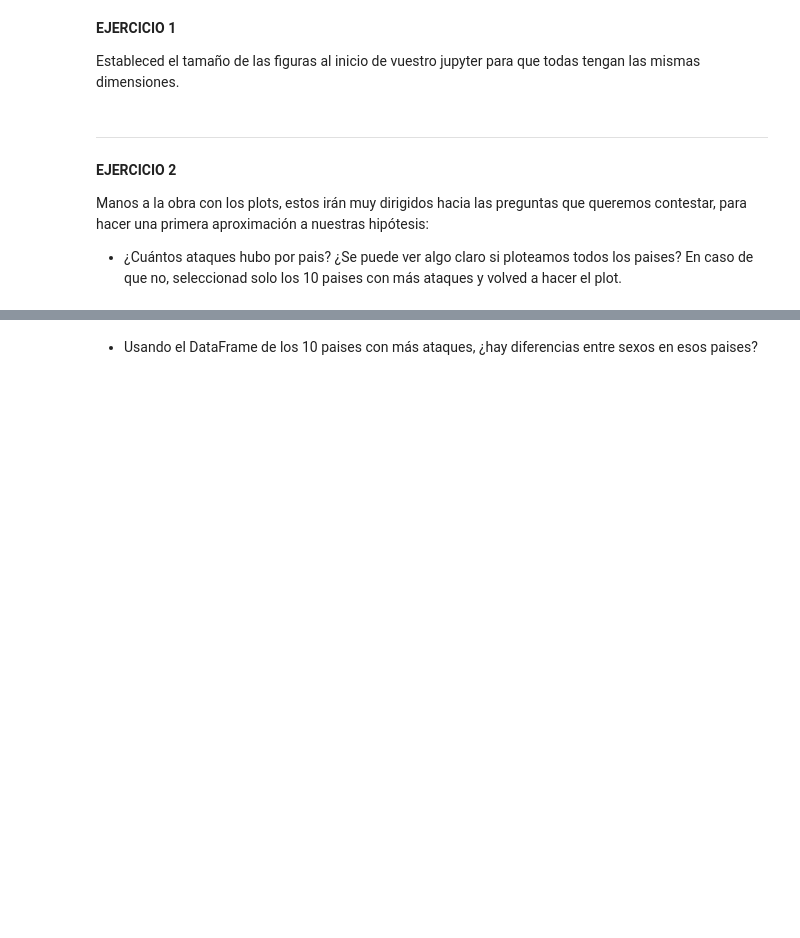
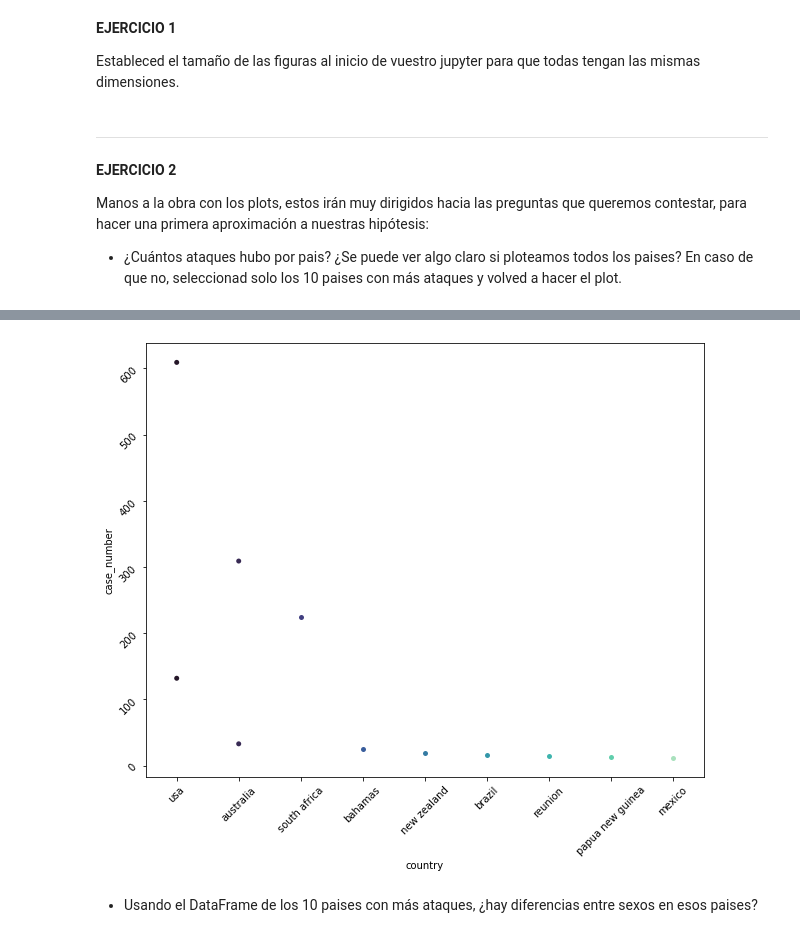
Before and after one commit to Adalab/DA-promo-c-modulo-2-sprint-2-Anahi-Mai, a Jupyter notebook: EDA/pp_eda_III.ipynb, the cells around one changed output, grey strips where cells are left out. Cells and saved outputs as stored; diff of their text form; code cells hidden in the pictures; blank space fills up the shorter version.

```diff
--- a/EDA/pp_eda_III.ipynb
+++ b/EDA/pp_eda_III.ipynb
@@ -58,3 +65,6 @@ En el ejercicio de hoy tendremos que contestar a las siguientes preguntas:
 **EJERCICIO 1**
 
 Estableced el tamaño de las figuras al inicio de vuestro jupyter para que todas tengan las mismas dimensiones.
+# %%
+# tamaño
+plt.rcParams["figure.figsize"] = (10,8)
@@ -68,0 +87,4 @@ Manos a la obra con los plots, estos irán muy dirigidos hacia las preguntas que
+# %%
+df_paises = df.groupby(['country', 'sexo'])['case_number'].count().reset_index()
+
+df_paises
@@ -68,0 +105,5 @@ Manos a la obra con los plots, estos irán muy dirigidos hacia las preguntas que
+# %%
+df_paises.sort_values(by='case_number',axis=0, ascending= False, inplace=True)
+# %%
+df_paises10= df_paises.iloc[:11,:]
+df_paises10
@@ -69,2 +123,10 @@ Manos a la obra con los plots, estos irán muy dirigidos hacia las preguntas que
+# %%
+
+sns.swarmplot('country', 'case_number', data = df_paises10, palette = "mako")
+plt.tick_params(rotation=45)
+
+plt.show();
+# %% [output]
+[figure, added]
 # %% [markdown]
 - Usando el DataFrame de los 10 paises con más ataques, ¿hay diferencias entre sexos en esos paises?
```
Also changed, not shown: parts of 8 cells of this notebook, 2 other files.
